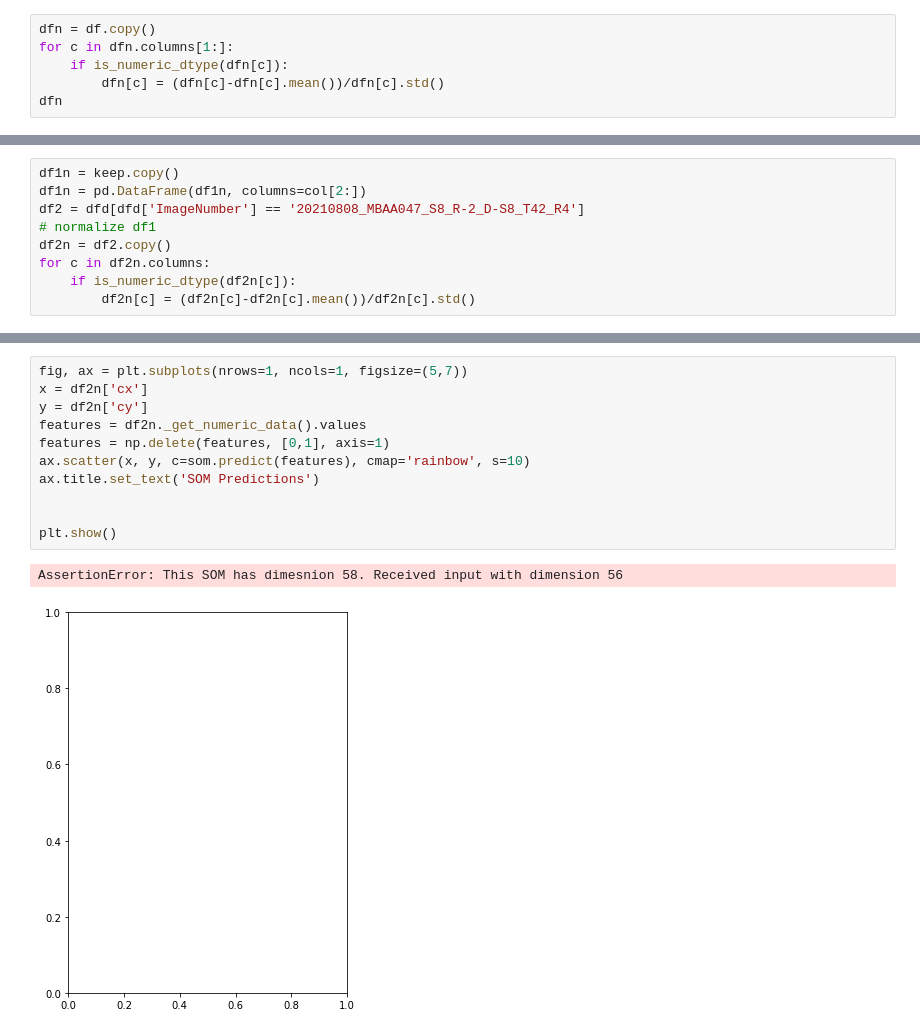
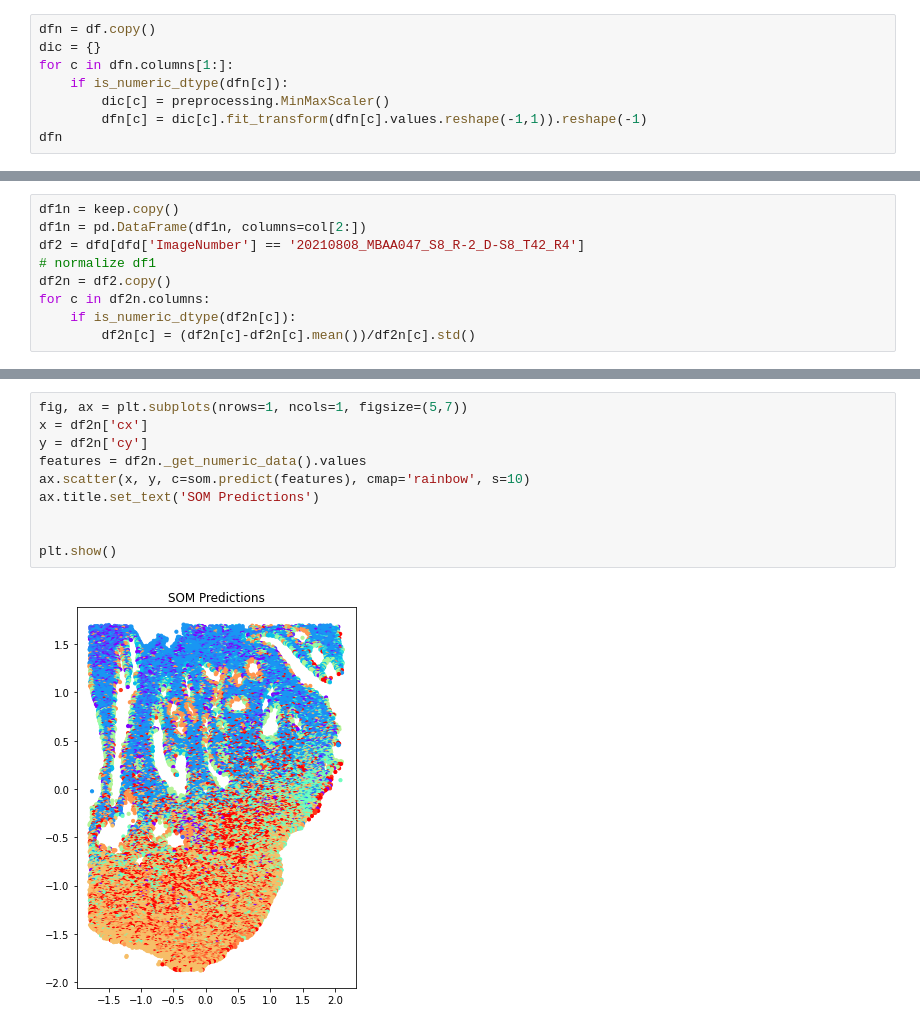
Before and after one commit to JanSuper/MasterProject1-1, a Jupyter notebook: Project Arthur copy.ipynb, the cells around one changed output, grey strips where cells are left out. Drawn from its saved outputs; the diff is of its cells as text.

```diff
--- a/Project Arthur copy.ipynb
+++ b/Project Arthur copy.ipynb
@@ -35,9 +50,11 @@ See the caveats in the documentation: https://pandas.pydata.org/pandas-docs/stab
   dfd[c] = dfd[c].apply(lambda x: float(x.split()[0].replace(',','.')))
 # %%
 dfn = df.copy()
+dic = {}
 for c in dfn.columns[1:]:
     if is_numeric_dtype(dfn[c]):
-        dfn[c] = (dfn[c]-dfn[c].mean())/dfn[c].std()
+        dic[c] = preprocessing.MinMaxScaler()
+        dfn[c] = dic[c].fit_transform(dfn[c].values.reshape(-1,1)).reshape(-1)
 dfn
 # %% [output]
 |  | ImageNumber | ROInr | Cell_Area | Nucl_Area | X80ArAr_Mean | sSMA113_Mean | aSMA_Mean | X124Xe_Mean | ... |
@@ -97,14 +114,12 @@ plt.show()
 # %%
 fig, ax = plt.subplots(nrows=1, ncols=1, figsize=(5,7))
 x = df2n['cx']
 y = df2n['cy']
 features = df2n._get_numeric_data().values
-features = np.delete(features, [0,1], axis=1)
 ax.scatter(x, y, c=som.predict(features), cmap='rainbow', s=10)
 ax.title.set_text('SOM Predictions')
 
 
 plt.show()
 # %% [output]
-AssertionError: This SOM has dimesnion 58. Received input with dimension 56
-[figure, old version]
+[figure, new version]
```
Also changed, not shown: parts of 7 cells of this notebook, 2 other files.
